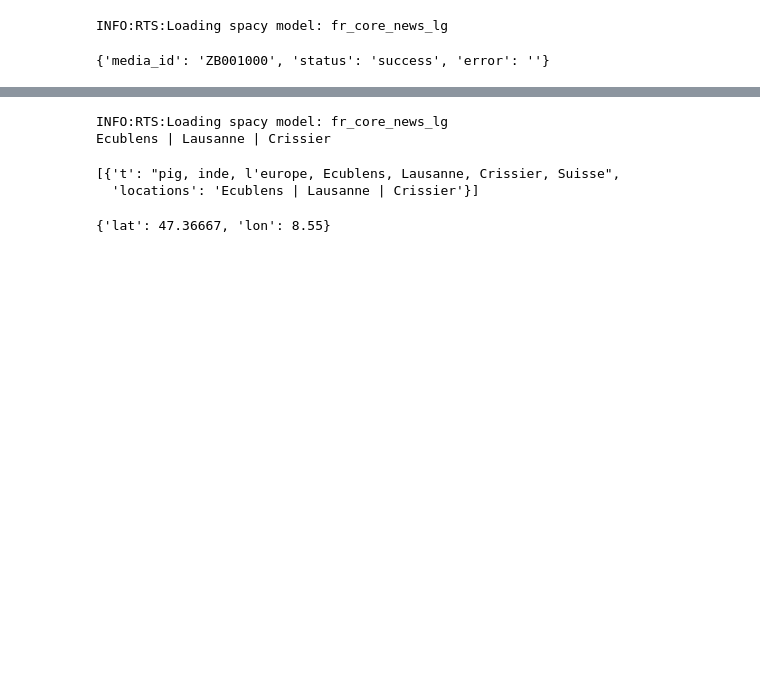
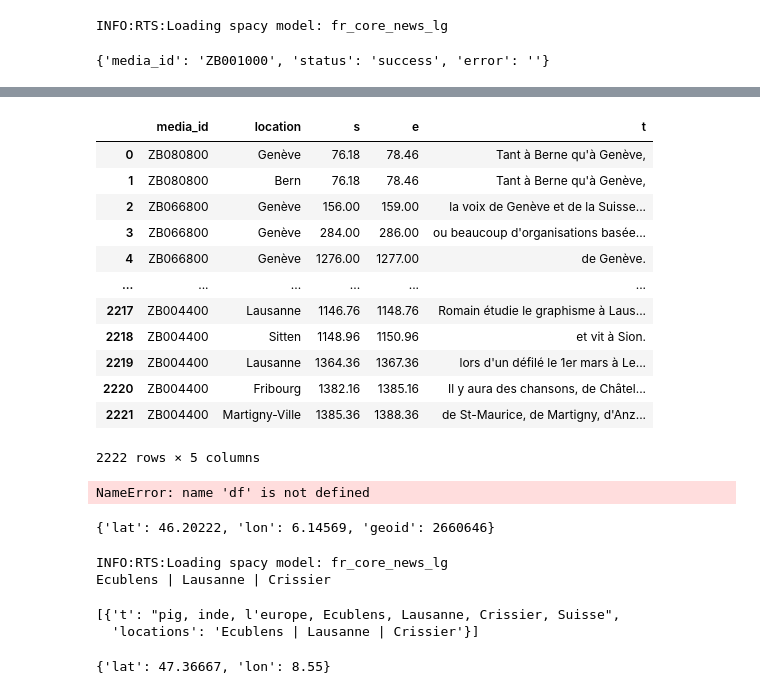
Before and after one commit to EPFL-EMPlus/emplusvault, a Jupyter notebook: notebook/ingest.ipynb, the cells around one changed output, grey strips where cells are left out. Saved outputs shown, nothing was run; the diff lists cells and outputs as text; code cells hidden in the pictures; blank space fills up the shorter version.

Commit message:
Added CLI and location pipeline

```diff
--- a/notebook/ingest.ipynb
+++ b/notebook/ingest.ipynb
@@ -78,3 +71,9 @@ sample_df
+# %%
+# Extract location from transcripts and build dataframe
+ts = rts.pipeline.load_all_transcripts(LOCAL_VIDEOS)
+fts = rts.features.text.build_location_df(ts)
+fts = rts.metadata.merge_location_df_with_metadata(sample_df, fts)
+fts.head()
 # %%
 input_video_folder = os.path.join(REMOTE_VIDEOS, '0', '0', '0', 'ZB001000')
 # input_video_folder = os.path.join(VIDEOS, '0', '0', 'ZB002000')
@@ -145,5 +127,29 @@ ts
+# %%
+fts
+# %% [output]
+|  | media_id | location | s | e | t |
+| 0 | ZB080800 | Genève | 76.18 | 78.46 | Tant à Berne qu'à Genève, |
+| 1 | ZB080800 | Bern | 76.18 | 78.46 | Tant à Berne qu'à Genève, |
+| 2 | ZB066800 | Genève | 156.00 | 159.00 | la voix de Genève et de la Suisse... |
+| 3 | ZB066800 | Genève | 284.00 | 286.00 | ou beaucoup d'organisations basée... |
+| 4 | ZB066800 | Genève | 1276.00 | 1277.00 | de Genève. |
+| ... | ... | ... | ... | ... | ... |
+| 2217 | ZB004400 | Lausanne | 1146.76 | 1148.76 | Romain étudie le graphisme à Laus... |
+| 2218 | ZB004400 | Sitten | 1148.96 | 1150.96 | et vit à Sion. |
+| 2219 | ZB004400 | Lausanne | 1364.36 | 1367.36 | lors d'un défilé le 1er mars à Le... |
+| 2220 | ZB004400 | Fribourg | 1382.16 | 1385.16 | Il y aura des chansons, de Châtel... |
+| 2221 | ZB004400 | Martigny-Ville | 1385.36 | 1388.36 | de St-Maurice, de Martigny, d'Anz... |
+2222 rows × 5 columns
+# %%
+df
+# %% [output]
+NameError: name 'df' is not defined
 # %%
 swiss_cities = rts.features.text.get_swiss_cities()
+# %%
+swiss_cities['Genève']
+# %% [output]
+{'lat': 46.20222, 'lon': 6.14569, 'geoid': 2660646}
 # %%
 ts = [{'t': "pig, inde, l'europe, Ecublens, Lausanne, Crissier, Suisse"}]
 rts.features.text.find_locations(ts)
```
Also changed, not shown: parts of 10 cells of this notebook, 7 other files.
